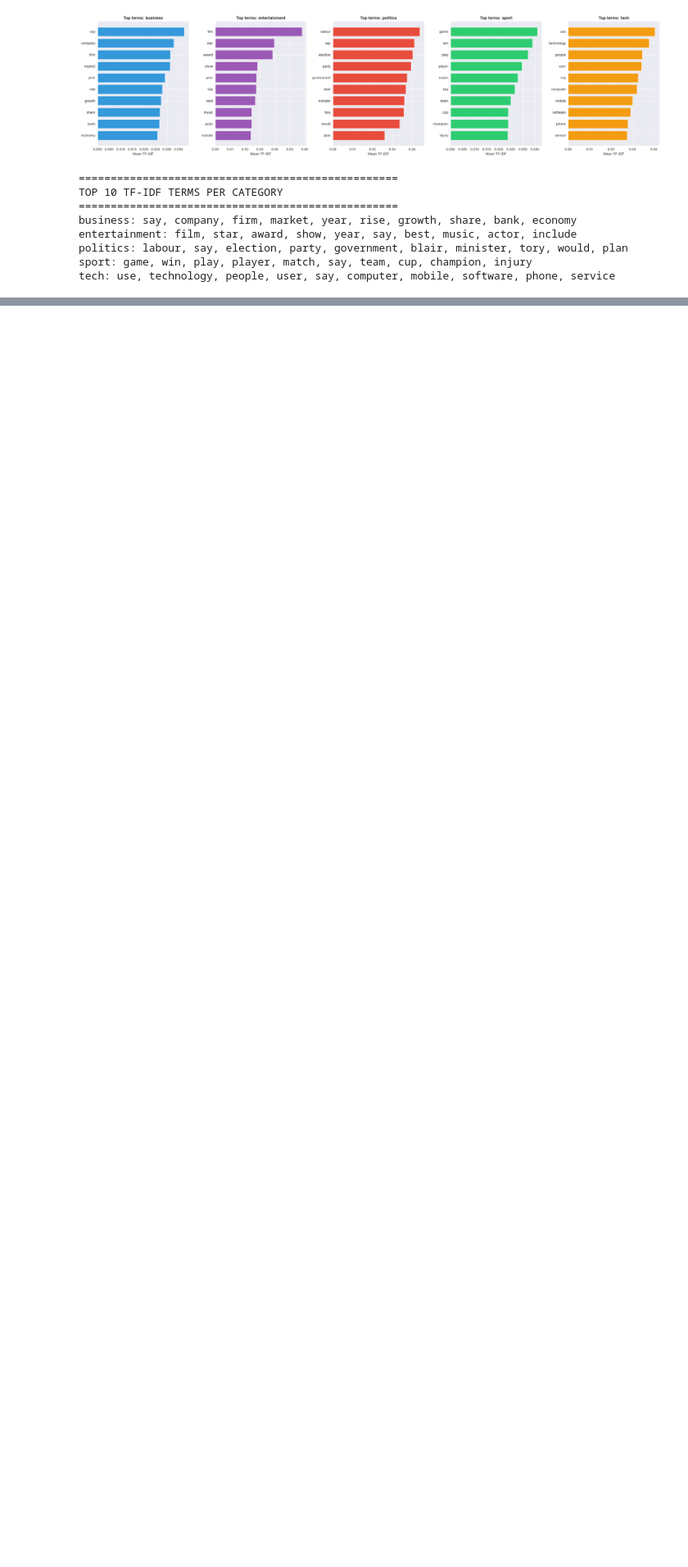
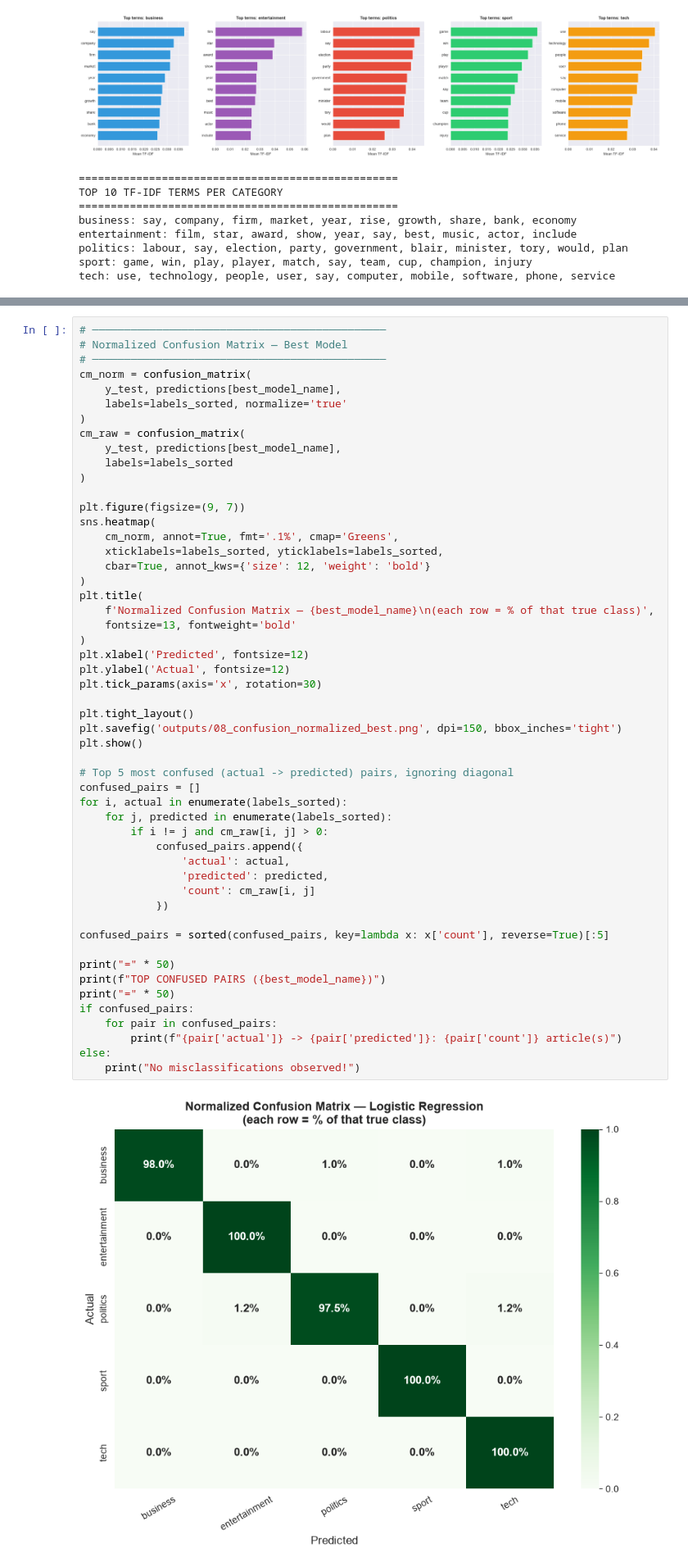
Before and after one commit to AhmadR-11/AI-ML-Projects, a Jupyter notebook: Sentiment-Text-Classifier/Text_Classifier.ipynb, the cells around one changed output, grey strips where cells are left out. Shown at 82% size. Cells and saved outputs as stored; diff of their text form; blank space fills up the shorter version.

```diff
--- a/Sentiment-Text-Classifier/Text_Classifier.ipynb
+++ b/Sentiment-Text-Classifier/Text_Classifier.ipynb
@@ -861,0 +1226,54 @@ tech: use, technology, people, user, say, computer, mobile, software, phone, ser
+# %%
+# ──────────────────────────────────────────────
+# Normalized Confusion Matrix — Best Model
+# ──────────────────────────────────────────────
+cm_norm = confusion_matrix(
+    y_test, predictions[best_model_name],
+    labels=labels_sorted, normalize='true'
+)
+cm_raw = confusion_matrix(
+    y_test, predictions[best_model_name],
+    labels=labels_sorted
+)
+
+plt.figure(figsize=(9, 7))
+sns.heatmap(
+    cm_norm, annot=True, fmt='.1%', cmap='Greens',
+    xticklabels=labels_sorted, yticklabels=labels_sorted,
+    cbar=True, annot_kws={'size': 12, 'weight': 'bold'}
+)
+plt.title(
+    f'Normalized Confusion Matrix — {best_model_name}\n(each row = % of that true class)',
+    fontsize=13, fontweight='bold'
+)
+plt.xlabel('Predicted', fontsize=12)
+plt.ylabel('Actual', fontsize=12)
+plt.tick_params(axis='x', rotation=30)
+
+plt.tight_layout()
+plt.savefig('outputs/08_confusion_normalized_best.png', dpi=150, bbox_inches='tight')
+plt.show()
+
+# Top 5 most confused (actual -> predicted) pairs, ignoring diagonal
+confused_pairs = []
+for i, actual in enumerate(labels_sorted):
+    for j, predicted in enumerate(labels_sorted):
+        if i != j and cm_raw[i, j] > 0:
+            confused_pairs.append({
+                'actual': actual,
+                'predicted': predicted,
+                'count': cm_raw[i, j]
+            })
+
+confused_pairs = sorted(confused_pairs, key=lambda x: x['count'], reverse=True)[:5]
+
+print("=" * 50)
+print(f"TOP CONFUSED PAIRS ({best_model_name})")
+print("=" * 50)
+if confused_pairs:
+    for pair in confused_pairs:
+        print(f"{pair['actual']} -> {pair['predicted']}: {pair['count']} article(s)")
+else:
+    print("No misclassifications observed!")
+# %% [output]
+[figure, added]
```
Also changed, not shown: parts of 27 cells of this notebook.
